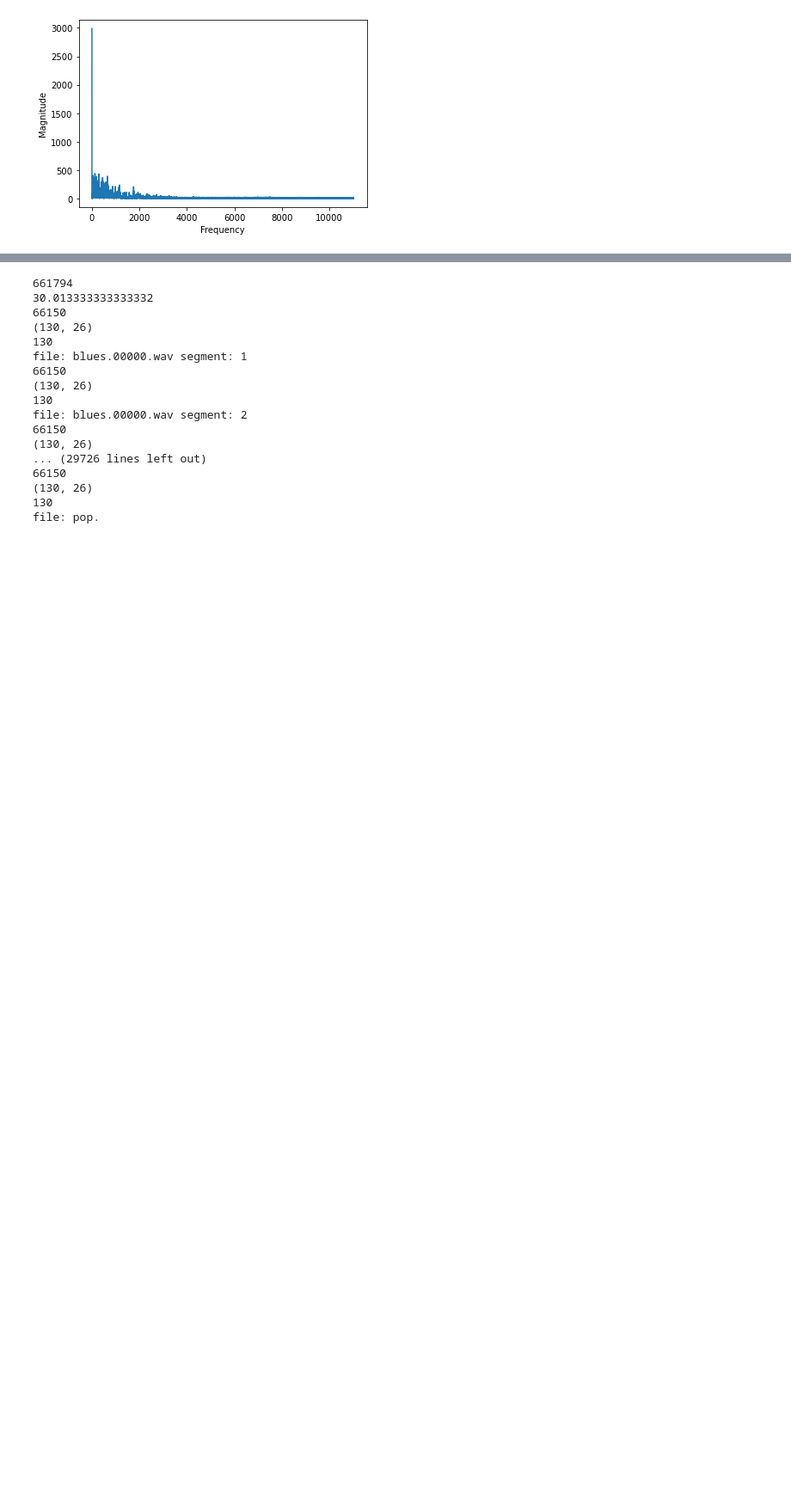
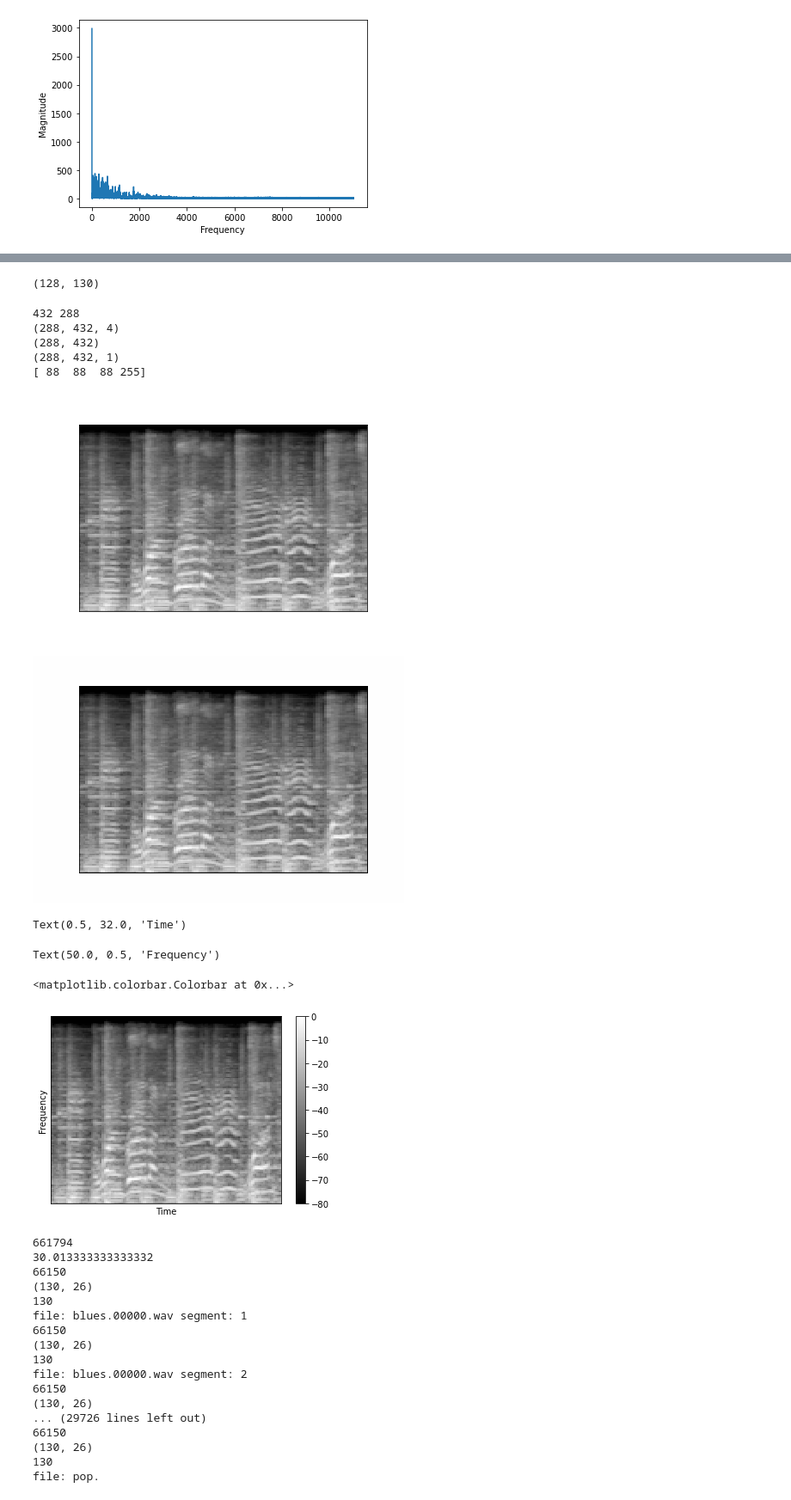
Before and after one commit to srir3440/Music-Genre, a Jupyter notebook: audio.ipynb, the cells around one changed output, grey strips where cells are left out. Shown at 86% size. Saved outputs shown, nothing was run; the diff lists cells and outputs as text; code cells hidden in the pictures; blank space fills up the shorter version.

```diff
--- a/audio.ipynb
+++ b/audio.ipynb
@@ -119,3 +129,42 @@ plt.show()
+# %%
+melspec=librosa.feature.melspectrogram(signal,sr=sr,n_fft=2048,hop_length=512,n_mels=128)
+melspec=librosa.power_to_db(melspec,ref=np.max)
+melspec.shape
+mel_spec_figure=librosa.display.specshow(melspec,hop_length=512,sr=sr,cmap='gray')
+mel_spec_figure=mel_spec_figure.get_figure()
+mel_spec_figure.savefig("test.png")
+from matplotlib.backends.backend_agg import FigureCanvasAgg
+canvas=FigureCanvasAgg(mel_spec_figure)
+canvas.draw()
+prr,(width,height)=canvas.print_to_buffer()
+print(width,height)
+X=np.frombuffer(prr,np.uint8).reshape(height,width,4)
+rgb_weights = [0.2989, 0.5870, 0.1140]
+X_gray=np.dot(X[...,:3],rgb_weights).astype(np.uint8)
+X_gray_img=X_gray[...,np.newaxis]
+print(X.shape)
+print(X_gray.shape)
+print(X_gray_img.shape)
+from PIL import Image
+Image.fromarray(X)
+Image.fromarray(X_gray)
+plt.xlabel("Time")
+plt.ylabel("Frequency")
+plt.colorbar()
+plt.show()
+# %% [output]
+(128, 130)
+432 288
+(288, 432, 4)
+(288, 432)
+(288, 432, 1)
+[ 88  88  88 255]
+[figure, added]
+[figure, added]
+Text(0.5, 32.0, 'Time')
+Text(50.0, 0.5, 'Frequency')
+<matplotlib.colorbar.Colorbar at 0x...>
+[figure, added]
 # %%
 DIRECTORY="genres_original"
 json_path="genres_original/data.json"
```
Also changed, not shown: parts of 3 cells of this notebook.
